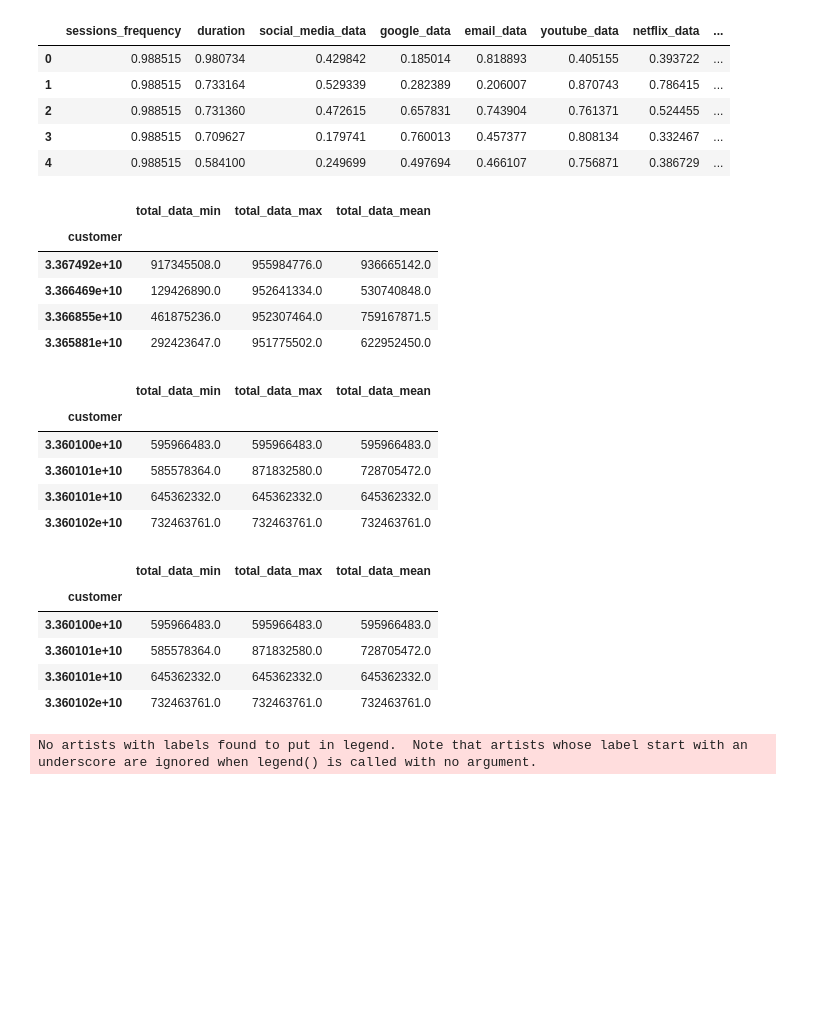
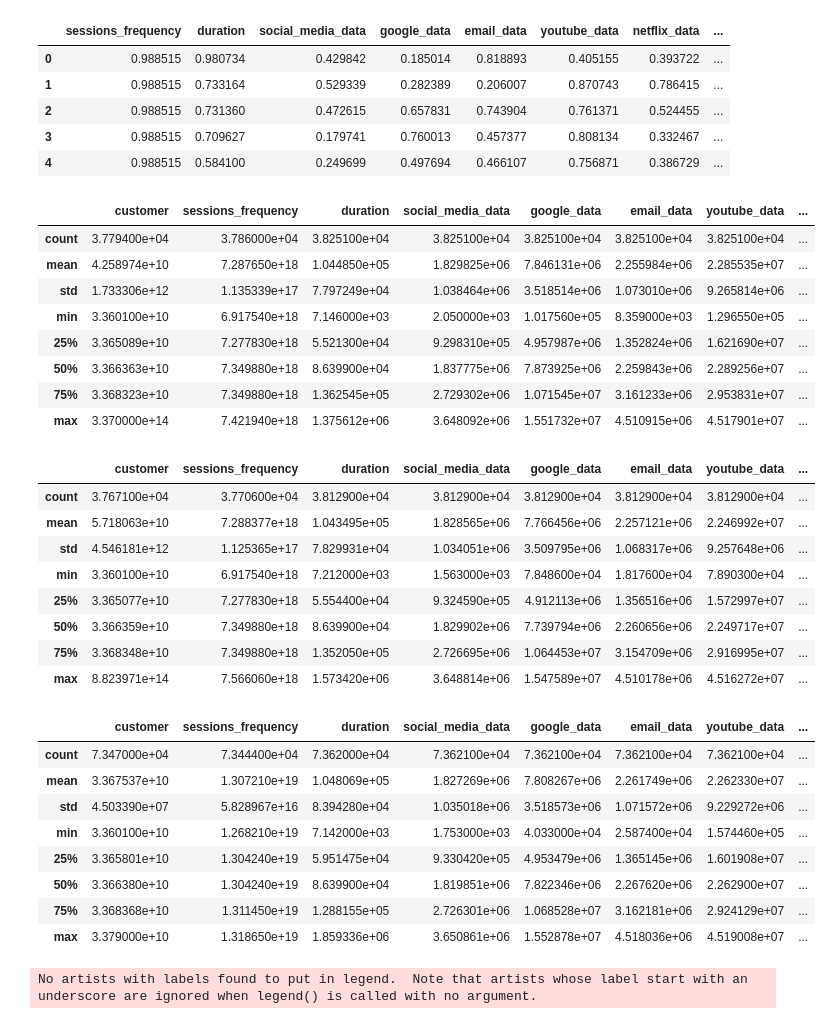
Before and after one commit to tutorialcreation/TelComChallenge, a Jupyter notebook: notebooks/Modelling.ipynb, the cells around one changed output. Drawn from its saved outputs; the diff is of its cells as text; code cells hidden in the pictures; blank space fills up the shorter version.

```diff
--- a/notebooks/Modelling.ipynb
+++ b/notebooks/Modelling.ipynb
@@ -184,37 +184,49 @@ app_df['y_pred'] = y_pred
 # %%
 # first group
 cluster_1 = app_df[app_df['y_pred']==0]
 traffic_aggregation = aggregation_cols(cluster_1,'customer','total_data')
 top_customers_traffic.head(4)
+cluster_1.describe()
 # %% [output]
-|  | total_data_min | total_data_max | total_data_mean |
-| customer |  |  |  |
-| 3.367492e+10 | 917345508.0 | 955984776.0 | 936665142.0 |
-| 3.366469e+10 | 129426890.0 | 952641334.0 | 530740848.0 |
-| 3.366855e+10 | 461875236.0 | 952307464.0 | 759167871.5 |
-| 3.365881e+10 | 292423647.0 | 951775502.0 | 622952450.0 |
+|  | customer | sessions_frequency | duration | social_media_data | google_data | email_data | youtube_data | ... |
+| count | 3.779400e+04 | 3.786000e+04 | 3.825100e+04 | 3.825100e+04 | 3.825100e+04 | 3.825100e+04 | 3.825100e+04 | ... |
+| mean | 4.258974e+10 | 7.287650e+18 | 1.044850e+05 | 1.829825e+06 | 7.846131e+06 | 2.255984e+06 | 2.285535e+07 | ... |
+| std | 1.733306e+12 | 1.135339e+17 | 7.797249e+04 | 1.038464e+06 | 3.518514e+06 | 1.073010e+06 | 9.265814e+06 | ... |
+| min | 3.360100e+10 | 6.917540e+18 | 7.146000e+03 | 2.050000e+03 | 1.017560e+05 | 8.359000e+03 | 1.296550e+05 | ... |
+| 25% | 3.365089e+10 | 7.277830e+18 | 5.521300e+04 | 9.298310e+05 | 4.957987e+06 | 1.352824e+06 | 1.621690e+07 | ... |
+| 50% | 3.366363e+10 | 7.349880e+18 | 8.639900e+04 | 1.837775e+06 | 7.873925e+06 | 2.259843e+06 | 2.289256e+07 | ... |
+| 75% | 3.368323e+10 | 7.349880e+18 | 1.362545e+05 | 2.729302e+06 | 1.071545e+07 | 3.161233e+06 | 2.953831e+07 | ... |
+| max | 3.370000e+14 | 7.421940e+18 | 1.375612e+06 | 3.648092e+06 | 1.551732e+07 | 4.510915e+06 | 4.517901e+07 | ... |
 # %%
 cluster_2 = app_df[app_df['y_pred']==1]
 traffic_aggregation = aggregation_cols(cluster_1,'customer','total_data')
 traffic_aggregation.head(4)
+cluster_2.describe()
 # %% [output]
-|  | total_data_min | total_data_max | total_data_mean |
-| customer |  |  |  |
-| 3.360100e+10 | 595966483.0 | 595966483.0 | 595966483.0 |
-| 3.360101e+10 | 585578364.0 | 871832580.0 | 728705472.0 |
-| 3.360101e+10 | 645362332.0 | 645362332.0 | 645362332.0 |
-| 3.360102e+10 | 732463761.0 | 732463761.0 | 732463761.0 |
+|  | customer | sessions_frequency | duration | social_media_data | google_data | email_data | youtube_data | ... |
+| count | 3.767100e+04 | 3.770600e+04 | 3.812900e+04 | 3.812900e+04 | 3.812900e+04 | 3.812900e+04 | 3.812900e+04 | ... |
+| mean | 5.718063e+10 | 7.288377e+18 | 1.043495e+05 | 1.828565e+06 | 7.766456e+06 | 2.257121e+06 | 2.246992e+07 | ... |
+| std | 4.546181e+12 | 1.125365e+17 | 7.829931e+04 | 1.034051e+06 | 3.509795e+06 | 1.068317e+06 | 9.257648e+06 | ... |
+| min | 3.360100e+10 | 6.917540e+18 | 7.212000e+03 | 1.563000e+03 | 7.848600e+04 | 1.817600e+04 | 7.890300e+04 | ... |
+| 25% | 3.365077e+10 | 7.277830e+18 | 5.554400e+04 | 9.324590e+05 | 4.912113e+06 | 1.356516e+06 | 1.572997e+07 | ... |
+| 50% | 3.366359e+10 | 7.349880e+18 | 8.639900e+04 | 1.829902e+06 | 7.739794e+06 | 2.260656e+06 | 2.249717e+07 | ... |
+| 75% | 3.368348e+10 | 7.349880e+18 | 1.352050e+05 | 2.726695e+06 | 1.064453e+07 | 3.154709e+06 | 2.916995e+07 | ... |
+| max | 8.823971e+14 | 7.566060e+18 | 1.573420e+06 | 3.648814e+06 | 1.547589e+07 | 4.510178e+06 | 4.516272e+07 | ... |
 # %%
 cluster_3 = app_df[app_df['y_pred']==2]
 traffic_aggregation = aggregation_cols(cluster_1,'customer','total_data')
 traffic_aggregation.head(4)
+cluster_3.describe()
 # %% [output]
-|  | total_data_min | total_data_max | total_data_mean |
-| customer |  |  |  |
-| 3.360100e+10 | 595966483.0 | 595966483.0 | 595966483.0 |
-| 3.360101e+10 | 585578364.0 | 871832580.0 | 728705472.0 |
-| 3.360101e+10 | 645362332.0 | 645362332.0 | 645362332.0 |
-| 3.360102e+10 | 732463761.0 | 732463761.0 | 732463761.0 |
+|  | customer | sessions_frequency | duration | social_media_data | google_data | email_data | youtube_data | ... |
+| count | 7.347000e+04 | 7.344400e+04 | 7.362000e+04 | 7.362100e+04 | 7.362100e+04 | 7.362100e+04 | 7.362100e+04 | ... |
+| mean | 3.367537e+10 | 1.307210e+19 | 1.048069e+05 | 1.827269e+06 | 7.808267e+06 | 2.261749e+06 | 2.262330e+07 | ... |
+| std | 4.503390e+07 | 5.828967e+16 | 8.394280e+04 | 1.035018e+06 | 3.518573e+06 | 1.071572e+06 | 9.229272e+06 | ... |
+| min | 3.360100e+10 | 1.268210e+19 | 7.142000e+03 | 1.753000e+03 | 4.033000e+04 | 2.587400e+04 | 1.574460e+05 | ... |
+| 25% | 3.365801e+10 | 1.304240e+19 | 5.951475e+04 | 9.330420e+05 | 4.953479e+06 | 1.365145e+06 | 1.601908e+07 | ... |
+| 50% | 3.366380e+10 | 1.304240e+19 | 8.639900e+04 | 1.819851e+06 | 7.822346e+06 | 2.267620e+06 | 2.262900e+07 | ... |
+| 75% | 3.368368e+10 | 1.311450e+19 | 1.288155e+05 | 2.726301e+06 | 1.068528e+07 | 3.162181e+06 | 2.924129e+07 | ... |
+| max | 3.379000e+10 | 1.318650e+19 | 1.859336e+06 | 3.650861e+06 | 1.552878e+07 | 4.518036e+06 | 4.519008e+07 | ... |
 # %%
 u_labels = np.unique(y_pred)
 
```
Also changed, not shown: parts of 1 cell of this notebook, 3 other files.
